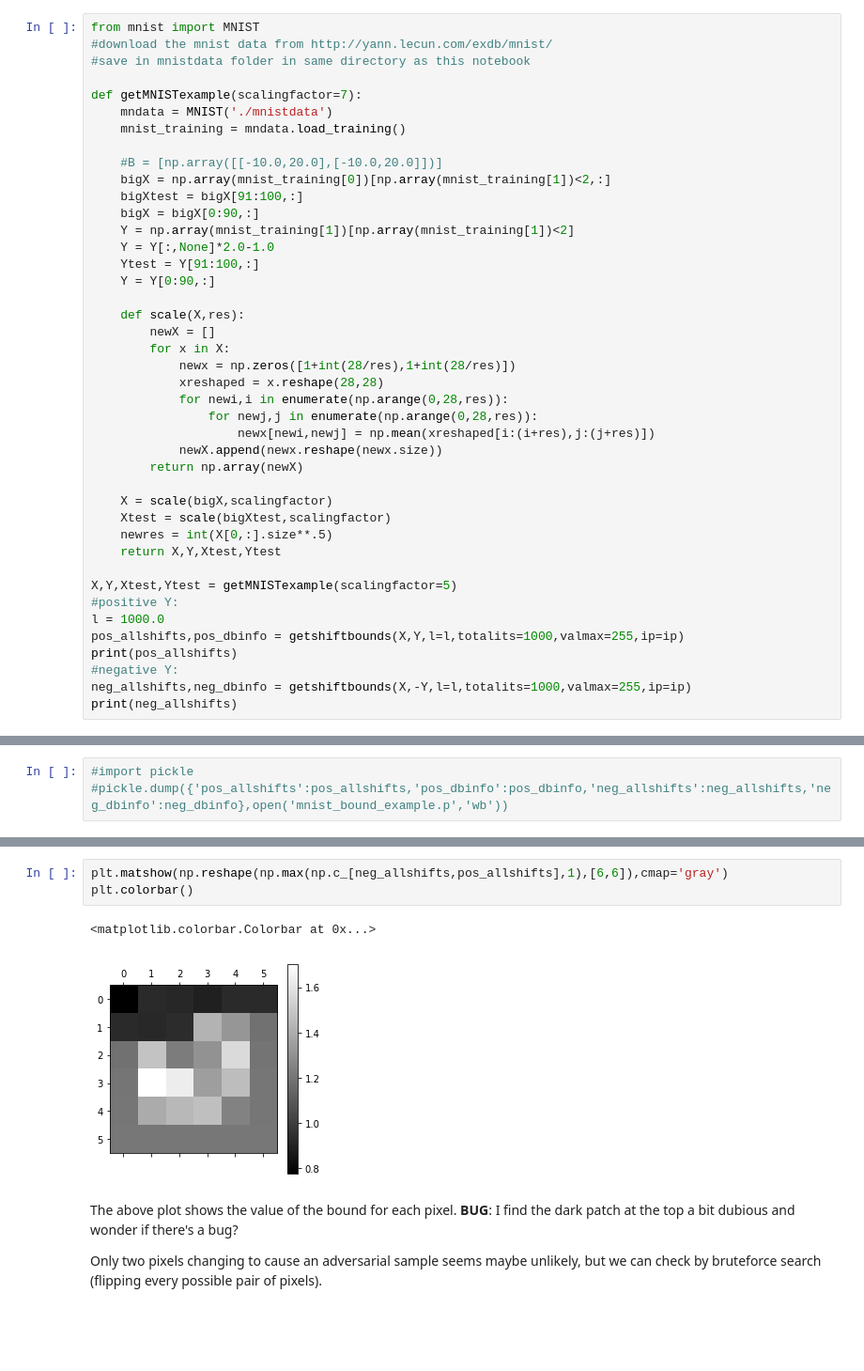
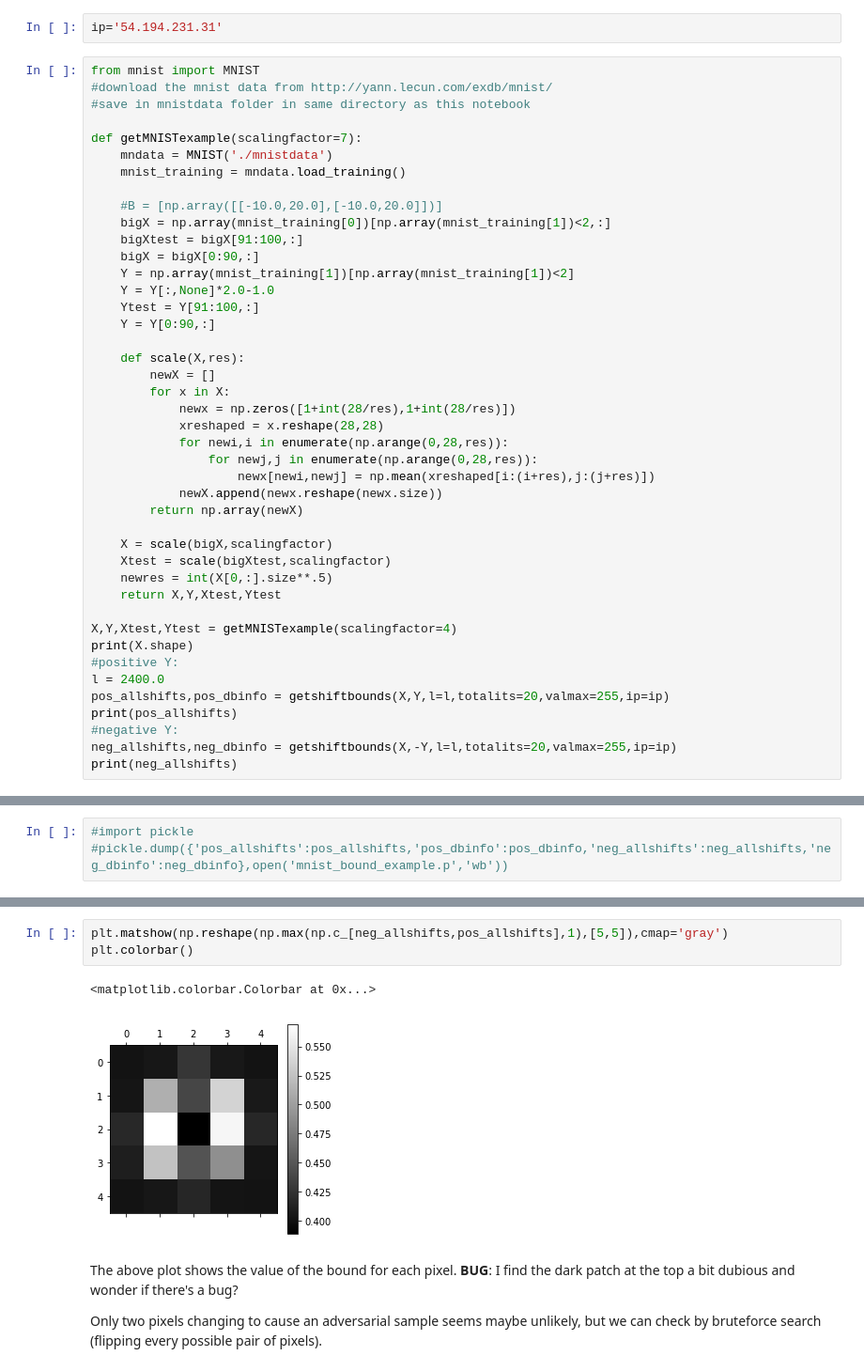
Before and after one commit to lionfish0/GPAdversarialBound, a Jupyter notebook: jupyter/Demo.ipynb, the cells around one changed output, grey strips where cells are left out. Shown at 94% size. Saved outputs shown, nothing was run; the diff lists cells and outputs as text; blank space fills up the shorter version.

```diff
--- a/jupyter/Demo.ipynb
+++ b/jupyter/Demo.ipynb
@@ -369,6 +412,8 @@ In summary an increase in lengthscale can help! But let's look at more dimension
 ## MNIST example
 
 We demonstrate the tool with a more complex example, the MNIST dataset, which we scale to be 5x smaller and just look at a few ones and zeros.
+# %%
+ip='54.194.231.31'
 # %%
 from mnist import MNIST
 #download the mnist data from http://yann.lecun.com/exdb/mnist/
@@ -403,12 +448,13 @@ def getMNISTexample(scalingfactor=7):
     newres = int(X[0,:].size**.5)
     return X,Y,Xtest,Ytest
 
-X,Y,Xtest,Ytest = getMNISTexample(scalingfactor=5)
+X,Y,Xtest,Ytest = getMNISTexample(scalingfactor=4)
+print(X.shape)
 #positive Y:
-l = 1000.0
-pos_allshifts,pos_dbinfo = getshiftbounds(X,Y,l=l,totalits=1000,valmax=255,ip=ip)
+l = 2400.0
+pos_allshifts,pos_dbinfo = getshiftbounds(X,Y,l=l,totalits=20,valmax=255,ip=ip)
 print(pos_allshifts)
 #negative Y:
-neg_allshifts,neg_dbinfo = getshiftbounds(X,-Y,l=l,totalits=1000,valmax=255,ip=ip)
+neg_allshifts,neg_dbinfo = getshiftbounds(X,-Y,l=l,totalits=20,valmax=255,ip=ip)
 print(neg_allshifts)
 # %% [output]
@@ -440,9 +516,9 @@ plt.matshow(np.reshape(X[0,:],[6,6]))
 # %%
-plt.matshow(np.reshape(np.max(np.c_[neg_allshifts,pos_allshifts],1),[6,6]),cmap='gray')
+plt.matshow(np.reshape(np.max(np.c_[neg_allshifts,pos_allshifts],1),[5,5]),cmap='gray')
 plt.colorbar()
 # %% [output]
 <matplotlib.colorbar.Colorbar at 0x...>
-[figure, old version]
+[figure, new version]
 # %% [markdown]
 The above plot shows the value of the bound for each pixel.
 **BUG**: I find the dark patch at the top a bit dubious and wonder if there's a bug?
```
Also changed, not shown: parts of 13 cells of this notebook, 1 other file.
